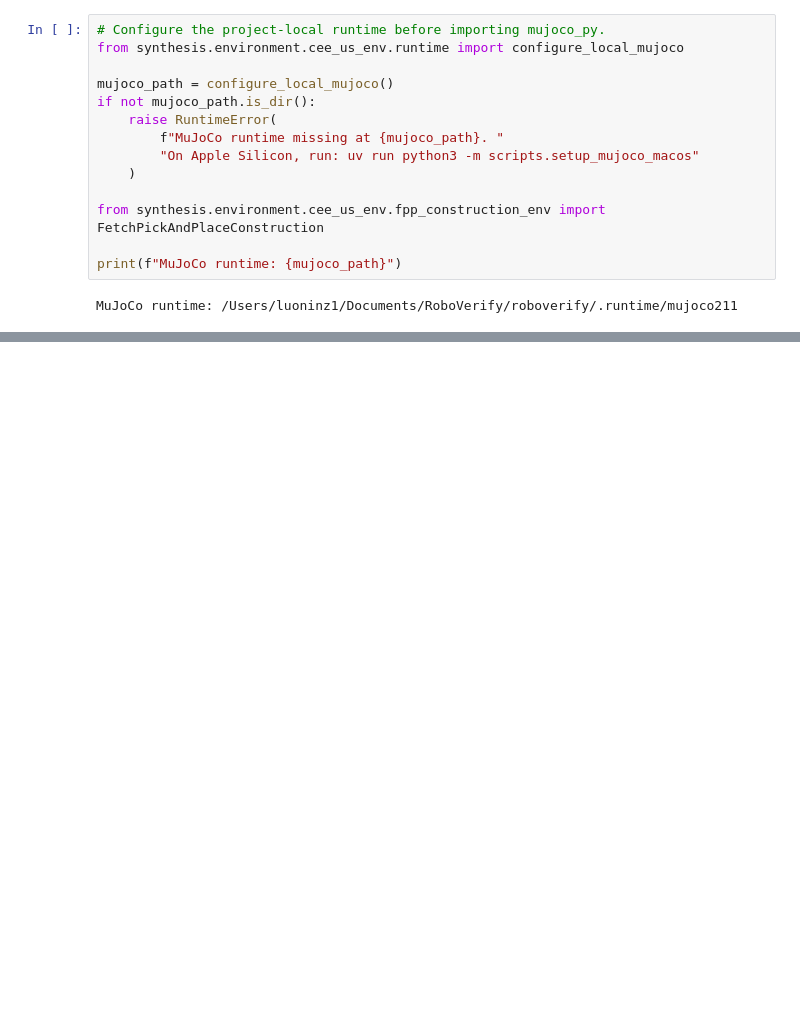
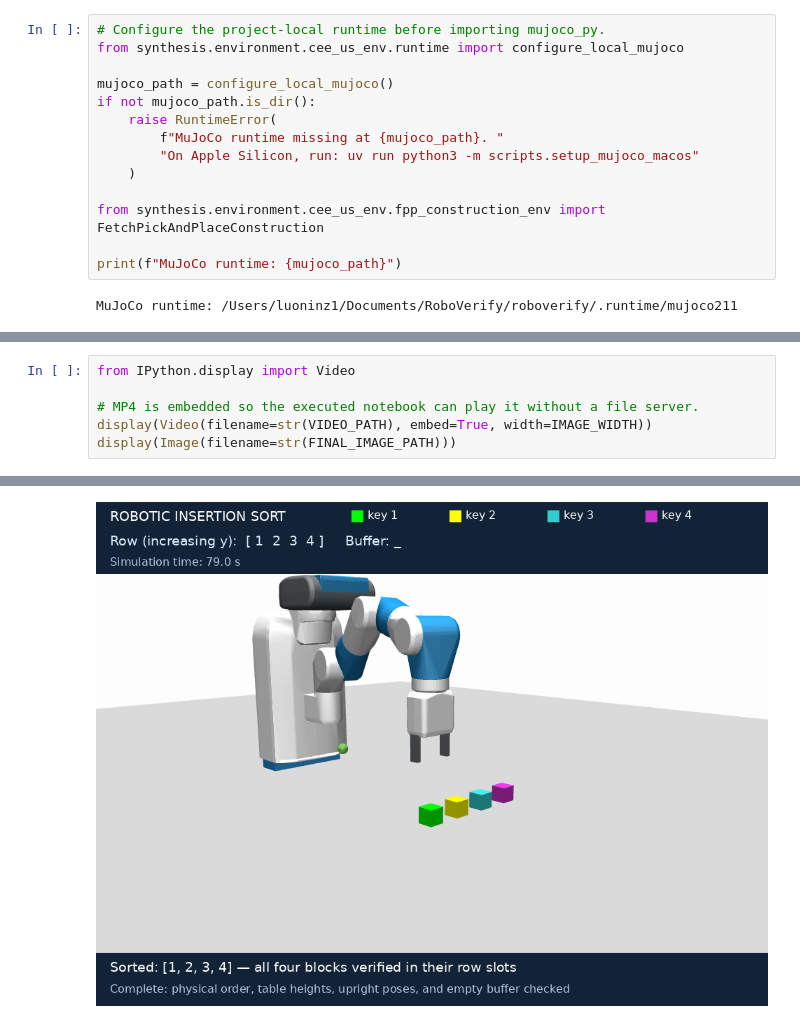
Before and after one commit to luoninz1/RoboVerify, a Jupyter notebook: roboverify/notebooks/robotic_insertion_sort.ipynb, the cells around one changed output, grey strips where cells are left out. Cells and saved outputs as stored; diff of their text form; blank space fills up the shorter version.

```diff
--- a/roboverify/notebooks/robotic_insertion_sort.ipynb
+++ b/roboverify/notebooks/robotic_insertion_sort.ipynb
@@ -199,0 +337,7 @@ Local implementation references:
+# %%
+from IPython.display import Video
+
+# MP4 is embedded so the executed notebook can play it without a file server.
+display(Video(filename=str(VIDEO_PATH), embed=True, width=IMAGE_WIDTH))
+display(Image(filename=str(FINAL_IMAGE_PATH)))
+# %% [output]
@@ -199,0 +345 @@ Local implementation references:
+[figure, added]
```
Also changed, not shown: parts of 10 cells of this notebook, 7 other files.
